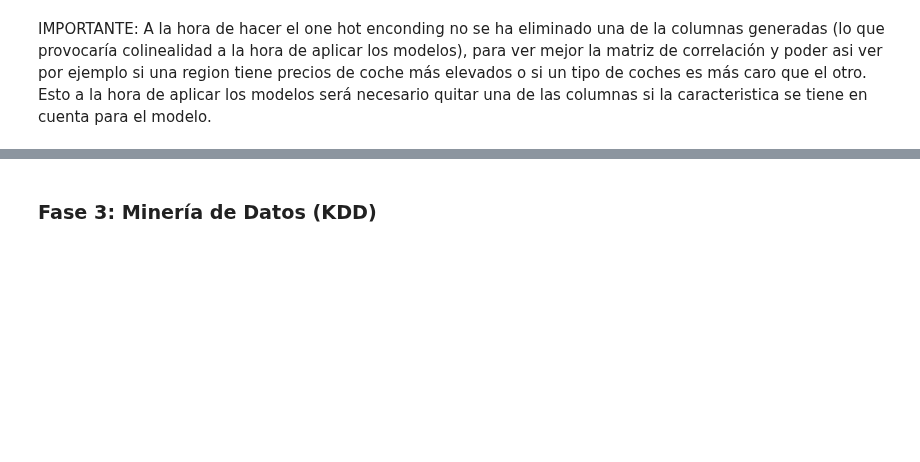
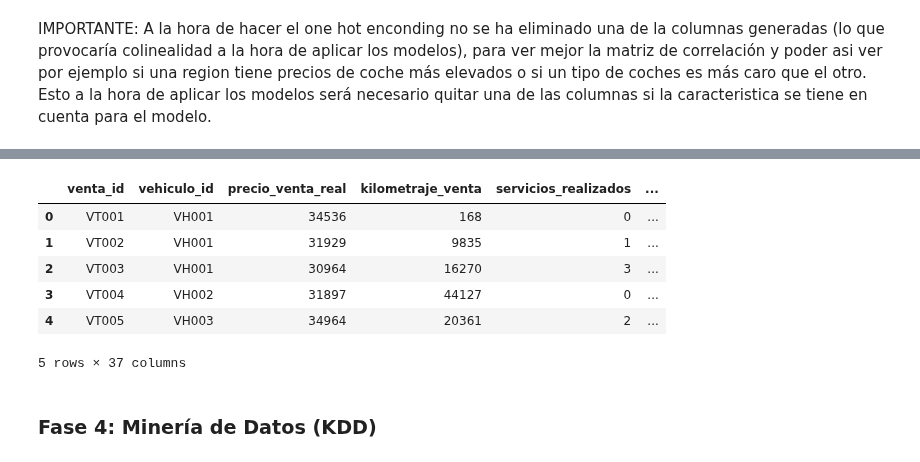
Before and after one commit to ccp0897/Sistema_Analisis_Mercado_Automocion, a Jupyter notebook: sistemaAnalisisAutomocion.ipynb, the cells around one changed output, grey strips where cells are left out. Saved outputs shown, nothing was run; the diff lists cells and outputs as text; code cells hidden in the pictures; blank space fills up the shorter version.

Commit message:
Error tonto solucionado

```diff
--- a/sistemaAnalisisAutomocion.ipynb
+++ b/sistemaAnalisisAutomocion.ipynb
@@ -530,2 +529,22 @@ plt.show()
+# %%
+cols_drop_final = [
+    'consumo_urbano',       # Redundante con eficiencia_global
+    'consumo_extraurbano',  # Redundante con eficiencia_global
+    'anio_fabricacion',     # Redundante con antiguedad
+    'fecha_venta',          # Sustituida por mes_venta y anio_venta
+    'fiabilidad_media'            # Sustituida por indice_fiabilidad
+]
+
+df_final_ventas_vehiculo = df_corr.drop(columns=cols_drop_final, errors='ignore')
+# %%
+df_final_ventas_vehiculo.head()
+# %% [output]
+|  | venta_id | vehiculo_id | precio_venta_real | kilometraje_venta | servicios_realizados | ... |
+| 0 | VT001 | VH001 | 34536 | 168 | 0 | ... |
+| 1 | VT002 | VH001 | 31929 | 9835 | 1 | ... |
+| 2 | VT003 | VH001 | 30964 | 16270 | 3 | ... |
+| 3 | VT004 | VH002 | 31897 | 44127 | 0 | ... |
+| 4 | VT005 | VH003 | 34964 | 20361 | 2 | ... |
+5 rows × 37 columns
 # %%
 #Dataframes con los que trabajaremos en la parte de modelado
@@ -533,3 +552,3 @@ df_modelado_ventas = df.copy()
 df_modelado_opiniones = df_opiniones.copy()
 # %% [markdown]
-### Fase 3: Minería de Datos (KDD)
+### Fase 4: Minería de Datos (KDD)
```
Also changed, not shown: parts of 2 cells of this notebook.
